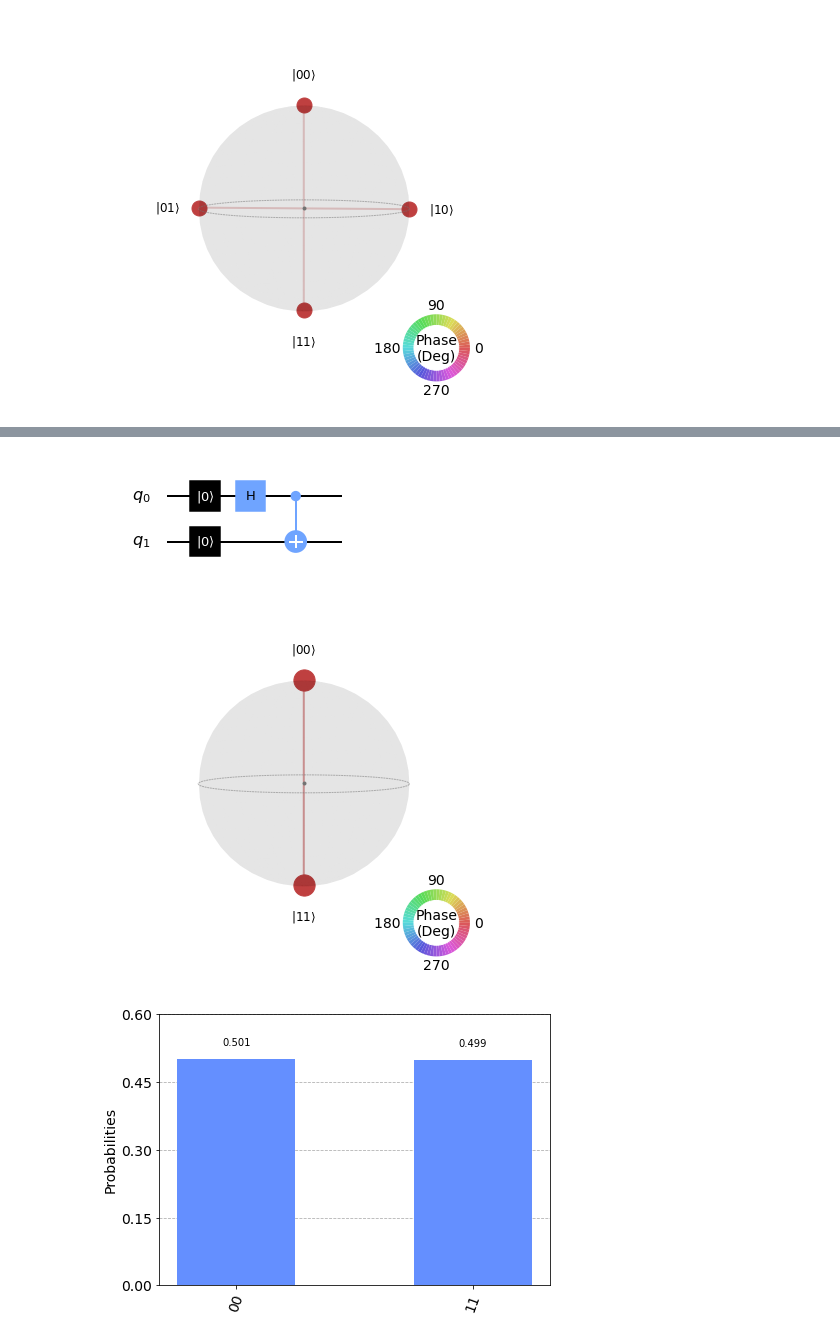
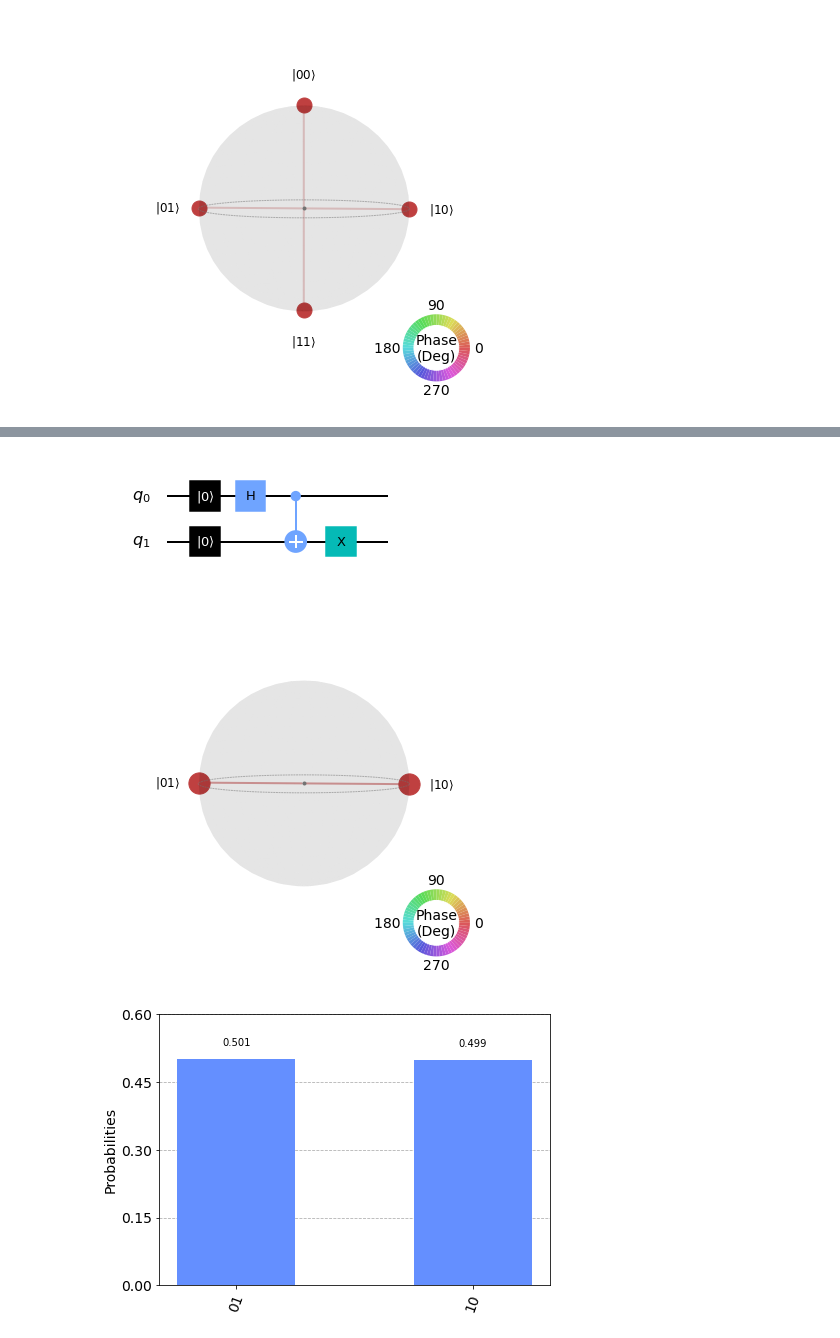
Before and after one commit to aasfaw/ieee-quantum-week-2020, a Jupyter notebook: 2. elements-of-quantum-programming.ipynb, the cells around one changed output, grey strips where cells are left out. Drawn from its saved outputs; the diff is of its cells as text; code cells hidden in the pictures.

```diff
--- a/2. elements-of-quantum-programming.ipynb
+++ b/2. elements-of-quantum-programming.ipynb
@@ -278,20 +279,20 @@ plot_histogram(Statevector.sample_counts(quantum_state, shots=10000))
 # %%
 number_of_qubits = 2
 
 my_circuit = QuantumCircuit(number_of_qubits)
 
 my_circuit.reset(my_circuit.qubits)
 my_circuit.h(0)
 my_circuit.cx(0, 1)
-# my_circuit.x(1)
+my_circuit.x(1)
 
 display(my_circuit.draw())
 
 quantum_state = Statevector.from_instruction(my_circuit)
 plot_state_qsphere(quantum_state, use_degrees=True)
 # %% [output]
-[figure, old version]
+[figure, new version]
-[figure, old version]
+[figure, new version]
 # %%
 plot_histogram(Statevector.sample_counts(quantum_state, shots=10000))
 # %% [output]
```
Also changed, not shown: parts of 12 cells of this notebook, 3 other files.
